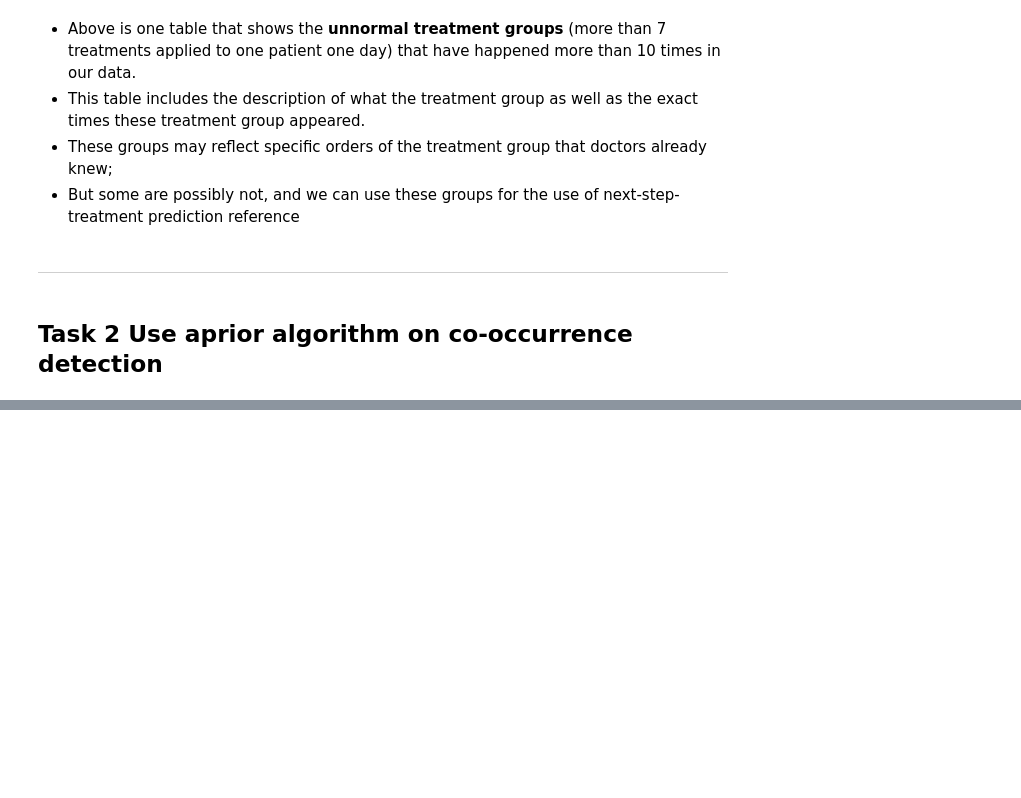
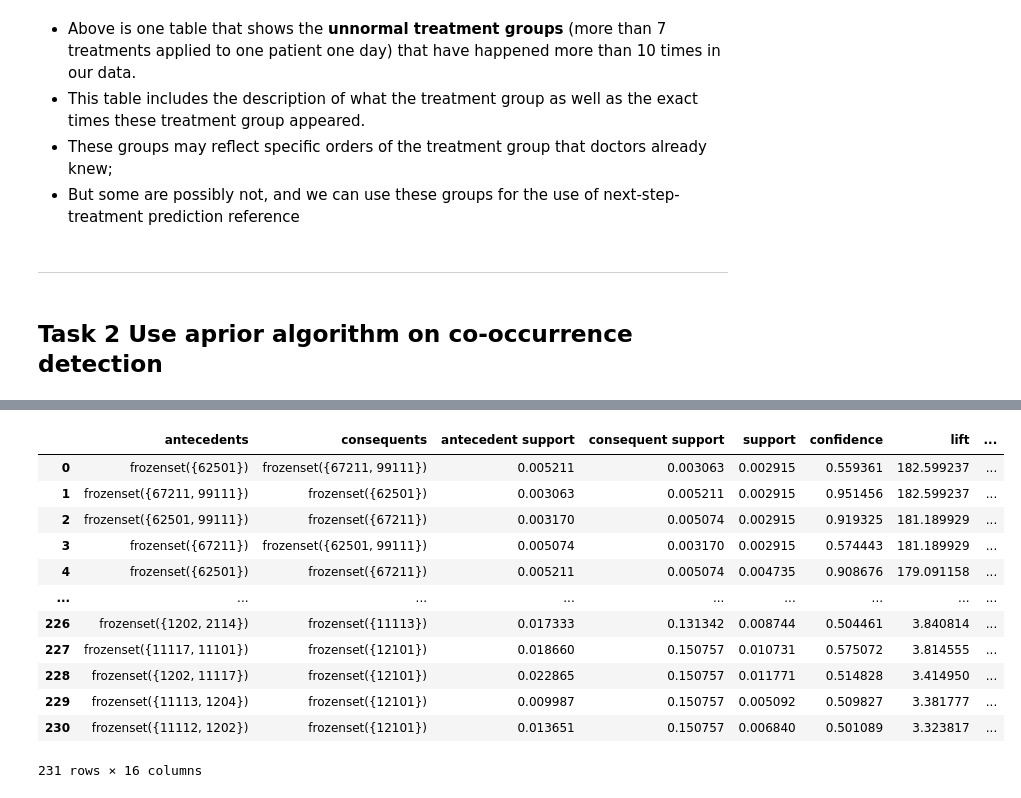
Before and after one commit to Fulankeee/SmilePass, a Jupyter notebook: Co-occurence_treatment.ipynb, the cells around one changed output, grey strips where cells are left out. Cells and saved outputs as stored; diff of their text form; code cells hidden in the pictures; blank space fills up the shorter version.

```diff
--- a/Co-occurence_treatment.ipynb
+++ b/Co-occurence_treatment.ipynb
@@ -141,0 +166,31 @@ case_summary.sort_values('Count', ascending=False)
+# %%
+support_threshold = 0.005
+lift_threshold = 30.0
+
+def classify_group(row):
+    if row['support'] >= support_threshold and row['lift'] >= lift_threshold:
+        return 'H_Support_H_Lift'  # Very popular with frequent consequent
+    elif row['support'] >= support_threshold and row['lift'] < lift_threshold:
+        return 'H_Support_L_Lift'  # Very popular with less frequent consequent
+    elif row['support'] < support_threshold and row['lift'] >= lift_threshold:
+        return 'L_Support_H_Lift'  # Common with frequent consequent
+    else:
+        return 'L_Support_L_Lift'  # Common with less frequent consequent
+
+df_r['Group'] = df_r.apply(classify_group, axis=1)
+df_r['Treatment_Group'] = df_r['antecedents'].str.findall(r'\d+').apply(lambda x: [int(i) for i in x])
+df_r
+# %% [output]
+|  | antecedents | consequents | antecedent support | consequent support | support | confidence | lift | ... |
+| 0 | frozenset({62501}) | frozenset({67211, 99111}) | 0.005211 | 0.003063 | 0.002915 | 0.559361 | 182.599237 | ... |
+| 1 | frozenset({67211, 99111}) | frozenset({62501}) | 0.003063 | 0.005211 | 0.002915 | 0.951456 | 182.599237 | ... |
+| 2 | frozenset({62501, 99111}) | frozenset({67211}) | 0.003170 | 0.005074 | 0.002915 | 0.919325 | 181.189929 | ... |
+| 3 | frozenset({67211}) | frozenset({62501, 99111}) | 0.005074 | 0.003170 | 0.002915 | 0.574443 | 181.189929 | ... |
+| 4 | frozenset({62501}) | frozenset({67211}) | 0.005211 | 0.005074 | 0.004735 | 0.908676 | 179.091158 | ... |
+| ... | ... | ... | ... | ... | ... | ... | ... | ... |
+| 226 | frozenset({1202, 2114}) | frozenset({11113}) | 0.017333 | 0.131342 | 0.008744 | 0.504461 | 3.840814 | ... |
+| 227 | frozenset({11117, 11101}) | frozenset({12101}) | 0.018660 | 0.150757 | 0.010731 | 0.575072 | 3.814555 | ... |
+| 228 | frozenset({1202, 11117}) | frozenset({12101}) | 0.022865 | 0.150757 | 0.011771 | 0.514828 | 3.414950 | ... |
+| 229 | frozenset({11113, 1204}) | frozenset({12101}) | 0.009987 | 0.150757 | 0.005092 | 0.509827 | 3.381777 | ... |
+| 230 | frozenset({11112, 1202}) | frozenset({12101}) | 0.013651 | 0.150757 | 0.006840 | 0.501089 | 3.323817 | ... |
+231 rows × 16 columns
```
Also changed, not shown: parts of 8 cells of this notebook.
